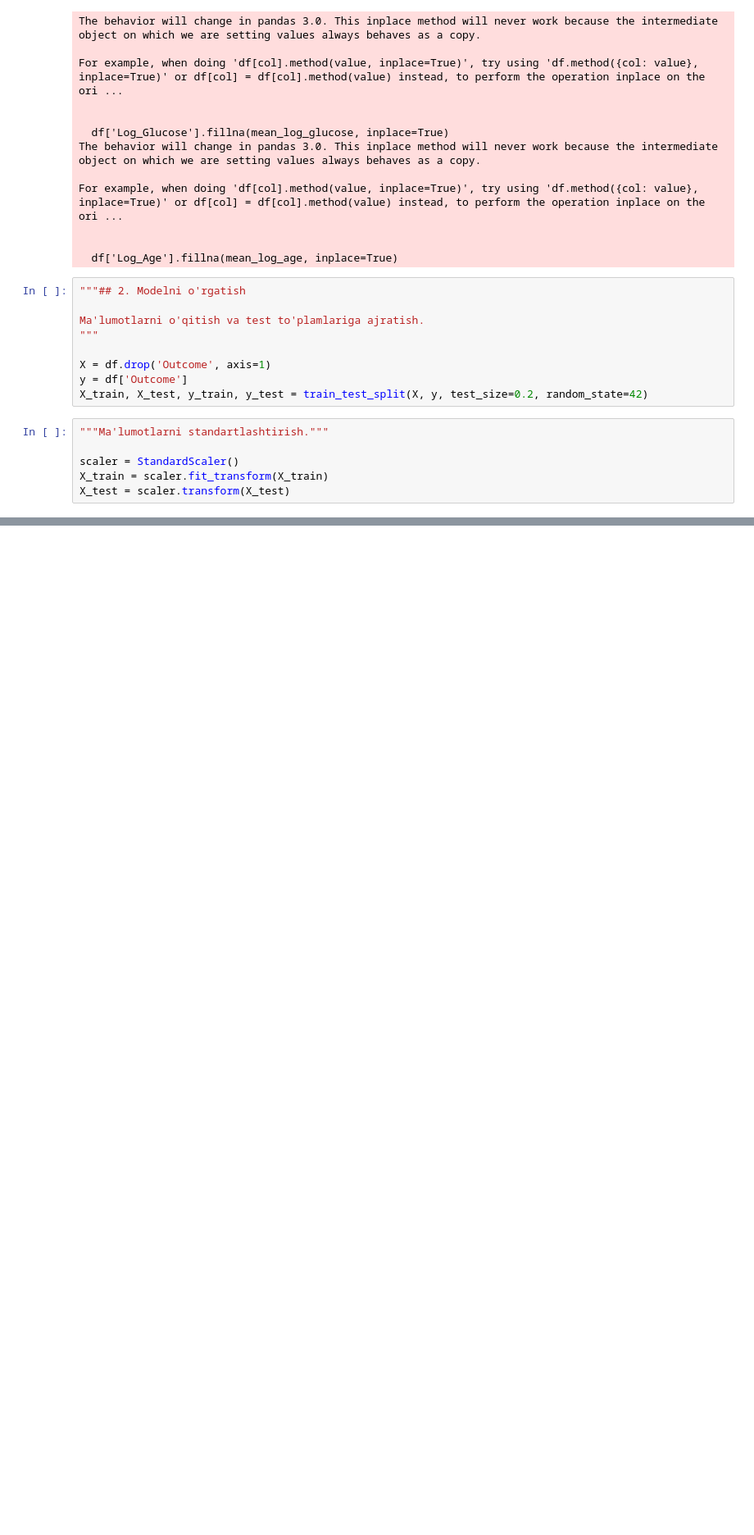
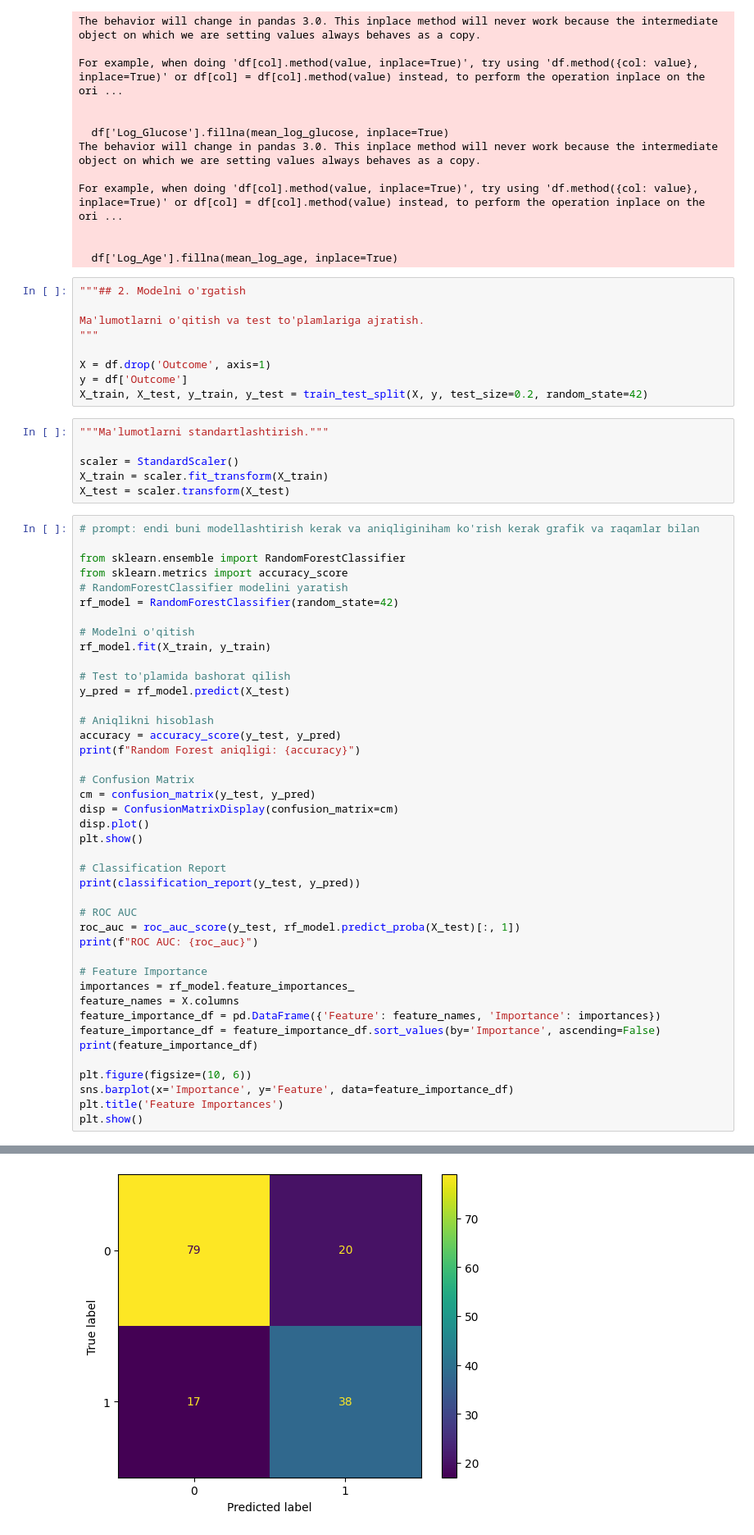
Before and after one commit to AlaricAI/TranspecTor-, a Jupyter notebook: 1.Diagnosing diabetes.ipynb, the cells around one changed output, grey strips where cells are left out. Shown at 82% size. Drawn from its saved outputs; the diff is of its cells as text; blank space fills up the shorter version.

```diff
--- a/1.Diagnosing diabetes.ipynb
+++ b/1.Diagnosing diabetes.ipynb
@@ -205,3 +207,46 @@ X_train, X_test, y_train, y_test = train_test_split(X, y, test_size=0.2, random_
 scaler = StandardScaler()
 X_train = scaler.fit_transform(X_train)
 X_test = scaler.transform(X_test)
+# %%
+# prompt: endi buni modellashtirish kerak va aniqliginiham ko'rish kerak grafik va raqamlar bilan
+
+from sklearn.ensemble import RandomForestClassifier
+from sklearn.metrics import accuracy_score
+# RandomForestClassifier modelini yaratish
+rf_model = RandomForestClassifier(random_state=42)
+
+# Modelni o'qitish
+rf_model.fit(X_train, y_train)
+
+# Test to'plamida bashorat qilish
+y_pred = rf_model.predict(X_test)
+
+# Aniqlikni hisoblash
+accuracy = accuracy_score(y_test, y_pred)
+print(f"Random Forest aniqligi: {accuracy}")
+
+# Confusion Matrix
+cm = confusion_matrix(y_test, y_pred)
+disp = ConfusionMatrixDisplay(confusion_matrix=cm)
+disp.plot()
+plt.show()
+
+# Classification Report
+print(classification_report(y_test, y_pred))
+
+# ROC AUC
+roc_auc = roc_auc_score(y_test, rf_model.predict_proba(X_test)[:, 1])
+print(f"ROC AUC: {roc_auc}")
+
+# Feature Importance
+importances = rf_model.feature_importances_
+feature_names = X.columns
+feature_importance_df = pd.DataFrame({'Feature': feature_names, 'Importance': importances})
+feature_importance_df = feature_importance_df.sort_values(by='Importance', ascending=False)
+print(feature_importance_df)
+
+plt.figure(figsize=(10, 6))
+sns.barplot(x='Importance', y='Feature', data=feature_importance_df)
+plt.title('Feature Importances')
+plt.show()
+# %% [output]
@@ -207,0 +254 @@ X_test = scaler.transform(X_test)
+[figure, added]
```
Also changed, not shown: parts of 2 cells of this notebook.
